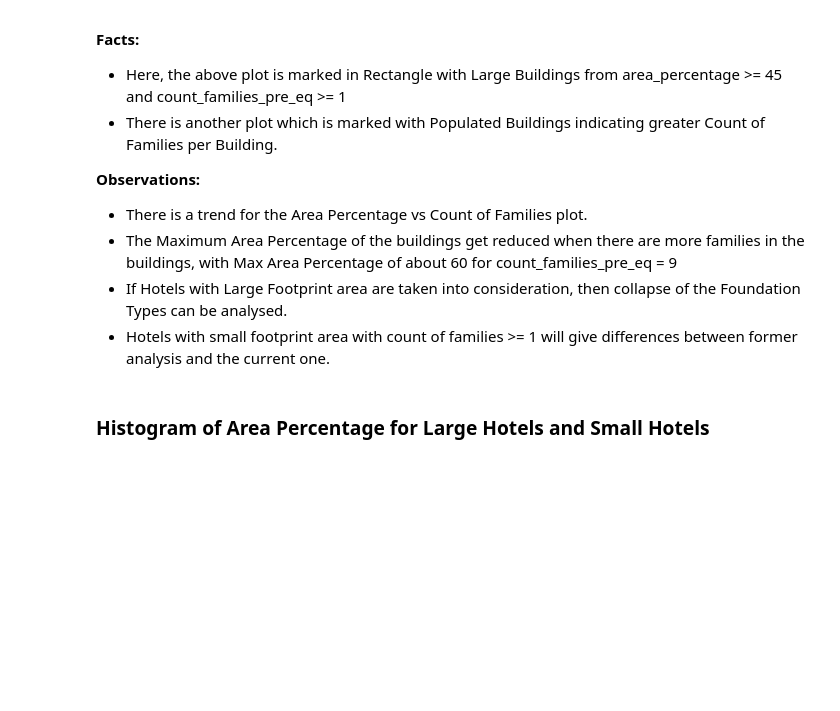
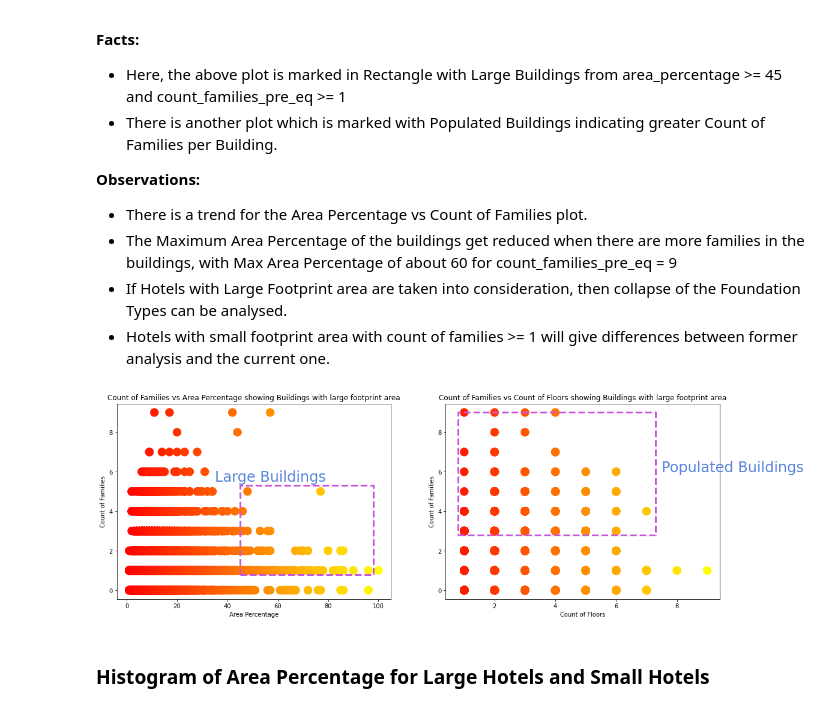
Before and after one commit to DS-Group22-ADP/Practical-Project, a Jupyter notebook: notebooks/Exploratory-Data-Analysis.ipynb, the cells around one changed output. Drawn from its saved outputs; the diff is of its cells as text; code cells hidden in the pictures; blank space fills up the shorter version.

```diff
--- a/notebooks/Exploratory-Data-Analysis.ipynb
+++ b/notebooks/Exploratory-Data-Analysis.ipynb
@@ -1937,30 +1923,32 @@ fig.show()
 # %%
 def plot_area_percentage_vs_count_families(ax, colors):
 
     # Create Map
-    cm = plt.get_cmap("BuPu")
+    cm = plt.get_cmap("autumn")
     data = join_df.sort_values('area_percentage').reset_index()
-    ax.scatter(data.area_percentage, data.count_families, s=180)
+    ax.scatter(data.area_percentage, data.count_families, s=180, c=cm(data.area_percentage/data.area_percentage.max()))
     high_value_box = Rectangle((45, 0.8), 53, 4.5, fill=False, ls='dashed', lw=3, color=colors[8])
     ax.add_patch(high_value_box)
     ax.text(35, 5.5, "Large Buildings", fontsize=24, color=colors[6])
     ax.set(xlabel="Area Percentage", ylabel="Count of Families", title="Count of Families vs Area Percentage showing Buildings with large footprint area")
 
 def plot_count_floors_vs_count_families(ax, colors):
 
     # Create Map
-    cm = plt.get_cmap("BuPu")
+    cm = plt.get_cmap("autumn")
     data = join_df.sort_values('count_floors_pre_eq').reset_index()
-    ax.scatter(data.count_floors_pre_eq, data.count_families, s=180)
+    ax.scatter(data.count_floors_pre_eq, data.count_families, s=180, c=cm(data.count_floors_pre_eq/data.count_floors_pre_eq.max()))
     high_value_box = Rectangle((0.8, 2.8), 6.5, 6.2, fill=False, ls='dashed', lw=3, color=colors[8])
     ax.add_patch(high_value_box)
     ax.text(7.5, 6, "Populated Buildings", fontsize=24, color=colors[6])
     ax.set(xlabel="Count of Floors", ylabel="Count of Families", title="Count of Families vs Count of Floors showing Buildings with large footprint area")
 
 fig, ax = plt.subplots(1,2,figsize=(18,6))
 colors = sns.color_palette("hls", 10)
 plot_area_percentage_vs_count_families(ax[0], colors)
 plot_count_floors_vs_count_families(ax[1], colors)
+# %% [output]
+[figure, added]
 # %% [markdown]
 ### Histogram of Area Percentage for Large Hotels and Small Hotels
 # %% [markdown]
```
Also changed, not shown: parts of 6 cells of this notebook.
